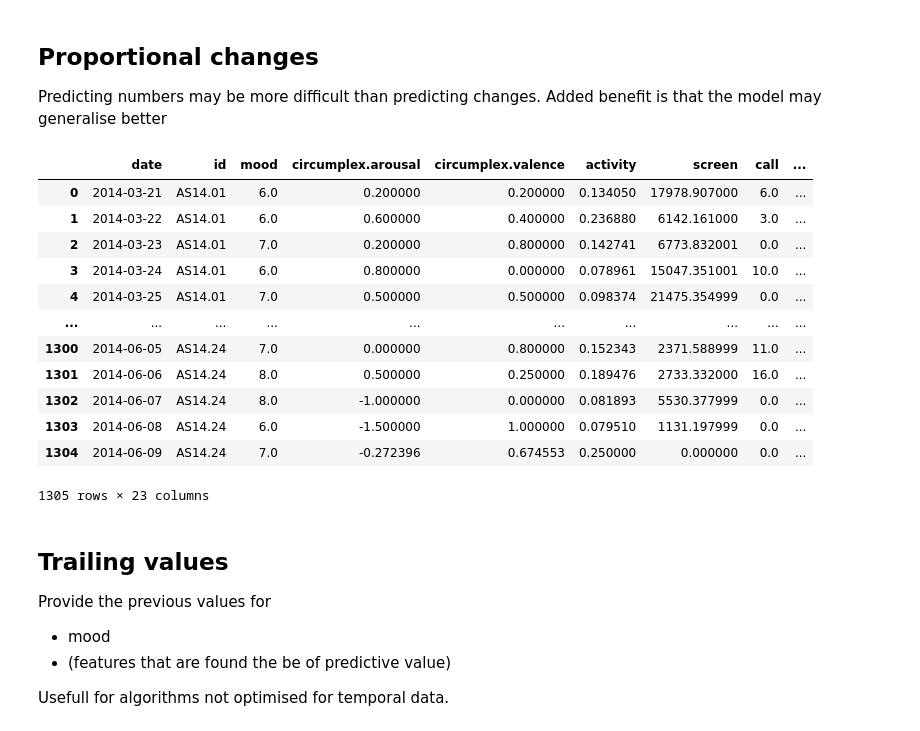
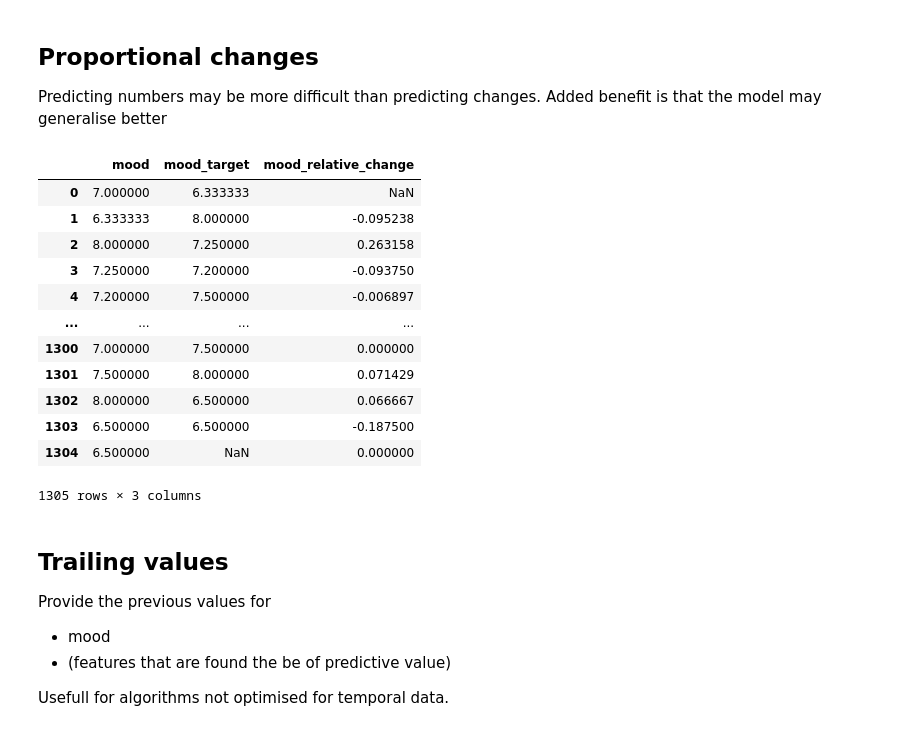
Before and after one commit to QST23/course_dmt, a Jupyter notebook: ass1/feature_engineering.ipynb, the cells around one changed output. Drawn from its saved outputs; the diff is of its cells as text; code cells hidden in the pictures.

```diff
--- a/ass1/feature_engineering.ipynb
+++ b/ass1/feature_engineering.ipynb
@@ -136,3 +147,6 @@ df
 # %% [markdown]
 ## Since mood's correlation with valence, lets predict valence and provide as feature
+# %%
+#add mood for next day
+df['mood_target'] = df['mood'].shift(-1)
 # %%
@@ -185,23 +190,25 @@ Predicting numbers may be more difficult than predicting changes. Added benefit
 # %%
 def transform_to_relative_changes(df, feature):
     df[f'{feature}_relative_change'] = df[feature].pct_change()
     return df
 
-transform_to_relative_changes(df, 'mood')
+df = transform_to_relative_changes(df, 'mood')
+
+df[['mood', 'mood_target', 'mood_relative_change']]
 # %% [output]
-|  | date | id | mood | circumplex.arousal | circumplex.valence | activity | screen | call | ... |
-| 0 | 2014-03-21 | AS14.01 | 6.0 | 0.200000 | 0.200000 | 0.134050 | 17978.907000 | 6.0 | ... |
-| 1 | 2014-03-22 | AS14.01 | 6.0 | 0.600000 | 0.400000 | 0.236880 | 6142.161000 | 3.0 | ... |
-| 2 | 2014-03-23 | AS14.01 | 7.0 | 0.200000 | 0.800000 | 0.142741 | 6773.832001 | 0.0 | ... |
-| 3 | 2014-03-24 | AS14.01 | 6.0 | 0.800000 | 0.000000 | 0.078961 | 15047.351001 | 10.0 | ... |
-| 4 | 2014-03-25 | AS14.01 | 7.0 | 0.500000 | 0.500000 | 0.098374 | 21475.354999 | 0.0 | ... |
-| ... | ... | ... | ... | ... | ... | ... | ... | ... | ... |
-| 1300 | 2014-06-05 | AS14.24 | 7.0 | 0.000000 | 0.800000 | 0.152343 | 2371.588999 | 11.0 | ... |
-| 1301 | 2014-06-06 | AS14.24 | 8.0 | 0.500000 | 0.250000 | 0.189476 | 2733.332000 | 16.0 | ... |
-| 1302 | 2014-06-07 | AS14.24 | 8.0 | -1.000000 | 0.000000 | 0.081893 | 5530.377999 | 0.0 | ... |
-| 1303 | 2014-06-08 | AS14.24 | 6.0 | -1.500000 | 1.000000 | 0.079510 | 1131.197999 | 0.0 | ... |
-| 1304 | 2014-06-09 | AS14.24 | 7.0 | -0.272396 | 0.674553 | 0.250000 | 0.000000 | 0.0 | ... |
+|  | mood | mood_target | mood_relative_change |
+| 0 | 7.000000 | 6.333333 | NaN |
+| 1 | 6.333333 | 8.000000 | -0.095238 |
+| 2 | 8.000000 | 7.250000 | 0.263158 |
+| 3 | 7.250000 | 7.200000 | -0.093750 |
+| 4 | 7.200000 | 7.500000 | -0.006897 |
+| ... | ... | ... | ... |
+| 1300 | 7.000000 | 7.500000 | 0.000000 |
+| 1301 | 7.500000 | 8.000000 | 0.071429 |
+| 1302 | 8.000000 | 6.500000 | 0.066667 |
+| 1303 | 6.500000 | 6.500000 | -0.187500 |
+| 1304 | 6.500000 | NaN | 0.000000 |
-1305 rows × 23 columns
+1305 rows × 3 columns
 # %% [markdown]
 ## Trailing values
 Provide the previous values for
```
Also changed, not shown: parts of 34 cells of this notebook, 22 other files.
